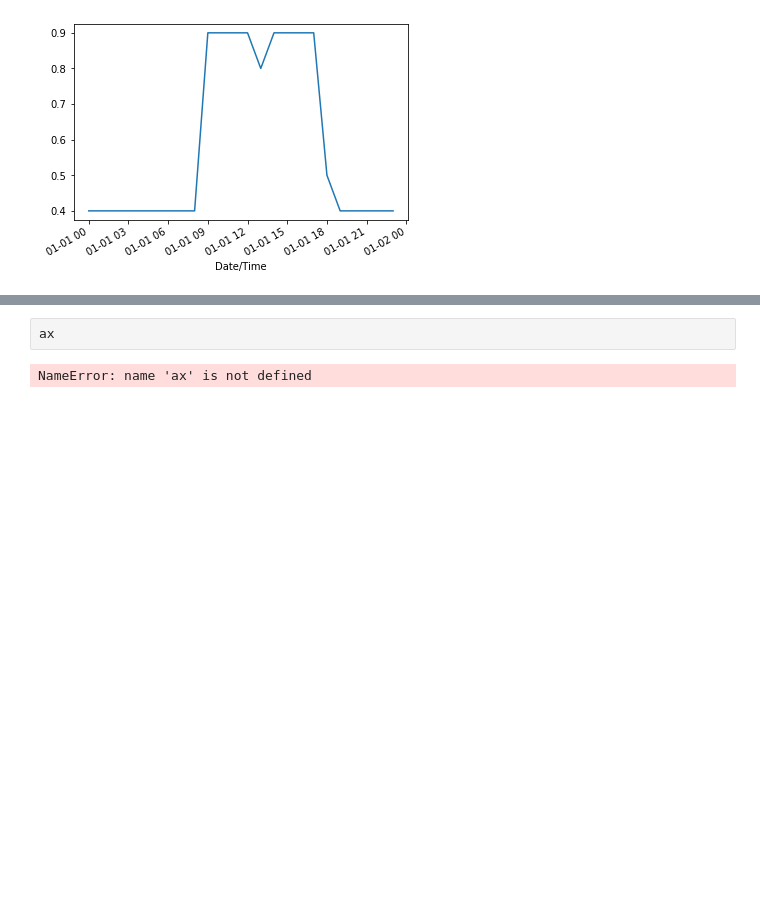
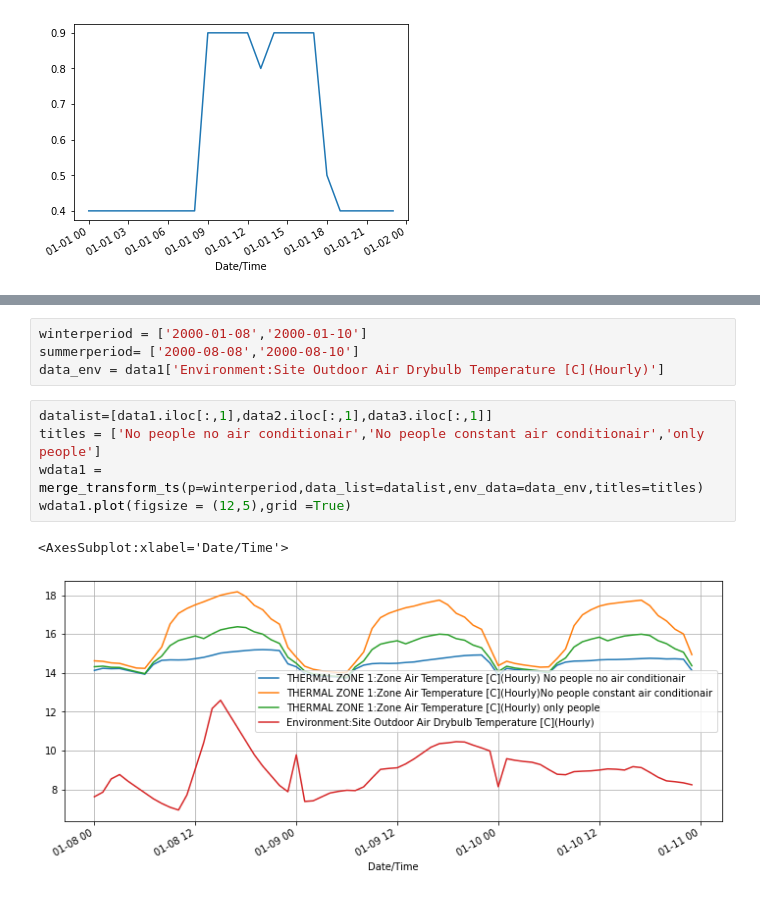
Before and after one commit to paulavmf/eppyProject, a Jupyter notebook: TemoeratureStudyplots.ipynb, the cells around one changed output, grey strips where cells are left out. Drawn from its saved outputs; the diff is of its cells as text; blank space fills up the shorter version.

Commit message:
new way to make plot by merging data
no risk of differents y axes

```diff
--- a/TemoeratureStudyplots.ipynb
+++ b/TemoeratureStudyplots.ipynb
@@ -460,4 +180,12 @@ Date/Time
-# %%
-ax
-# %% [output]
-NameError: name 'ax' is not defined
+# %%
+winterperiod = ['2000-01-08','2000-01-10']
+summerperiod= ['2000-08-08','2000-08-10']
+data_env = data1['Environment:Site Outdoor Air Drybulb Temperature [C](Hourly)']
+# %%
+datalist=[data1.iloc[:,1],data2.iloc[:,1],data3.iloc[:,1]]
+titles = ['No people no air conditionair','No people constant air conditionair','only people']
+wdata1 = merge_transform_ts(p=winterperiod,data_list=datalist,env_data=data_env,titles=titles)
+wdata1.plot(figsize = (12,5),grid =True)
+# %% [output]
+<AxesSubplot:xlabel='Date/Time'>
+[figure, added]
```
Also changed, not shown: parts of 39 cells of this notebook, 1 other file.
